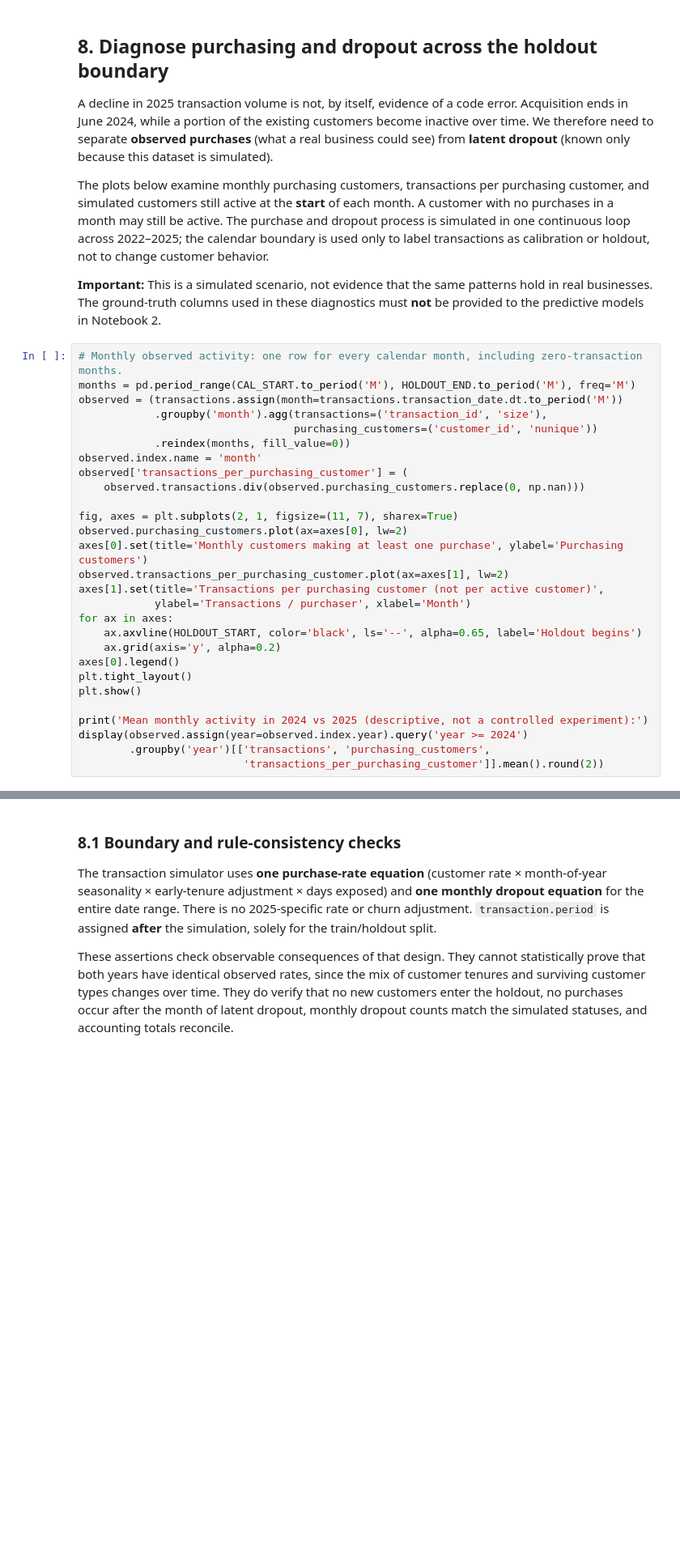
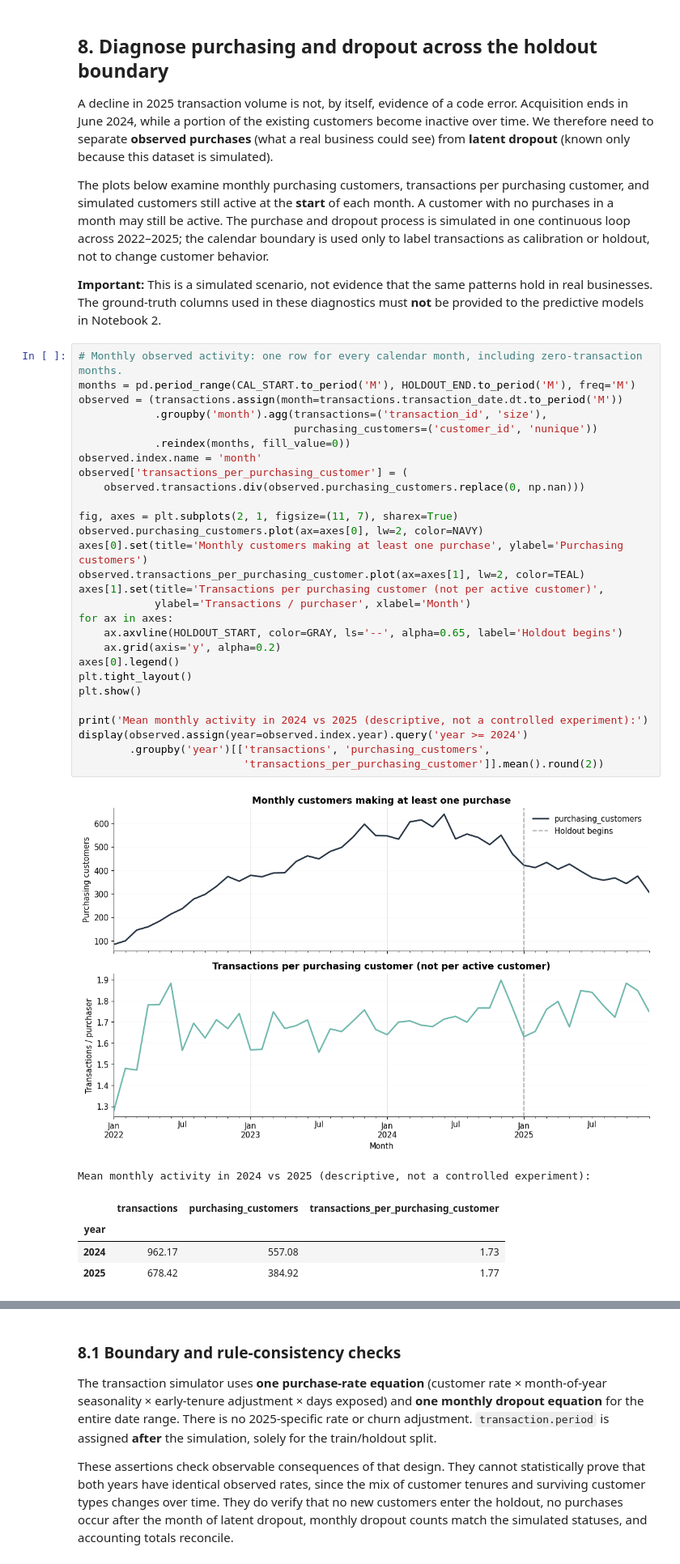
Before and after one commit to joedom99/predictive-clv-modeling, a Jupyter notebook: 01_generate_synthetic_clv_data.ipynb, the cells around one changed output, grey strips where cells are left out. Shown at 81% size. Saved outputs shown, nothing was run; the diff lists cells and outputs as text; blank space fills up the shorter version.

```diff
--- a/01_generate_synthetic_clv_data.ipynb
+++ b/01_generate_synthetic_clv_data.ipynb
@@ -318,31 +329,38 @@ The plots below examine monthly purchasing customers, transactions per purchasin
 # %%
 # Monthly observed activity: one row for every calendar month, including zero-transaction months.
 months = pd.period_range(CAL_START.to_period('M'), HOLDOUT_END.to_period('M'), freq='M')
 observed = (transactions.assign(month=transactions.transaction_date.dt.to_period('M'))
             .groupby('month').agg(transactions=('transaction_id', 'size'),
                                   purchasing_customers=('customer_id', 'nunique'))
             .reindex(months, fill_value=0))
 observed.index.name = 'month'
 observed['transactions_per_purchasing_customer'] = (
     observed.transactions.div(observed.purchasing_customers.replace(0, np.nan)))
 
 fig, axes = plt.subplots(2, 1, figsize=(11, 7), sharex=True)
-observed.purchasing_customers.plot(ax=axes[0], lw=2)
+observed.purchasing_customers.plot(ax=axes[0], lw=2, color=NAVY)
 axes[0].set(title='Monthly customers making at least one purchase', ylabel='Purchasing customers')
-observed.transactions_per_purchasing_customer.plot(ax=axes[1], lw=2)
+observed.transactions_per_purchasing_customer.plot(ax=axes[1], lw=2, color=TEAL)
 axes[1].set(title='Transactions per purchasing customer (not per active customer)',
             ylabel='Transactions / purchaser', xlabel='Month')
 for ax in axes:
-    ax.axvline(HOLDOUT_START, color='black', ls='--', alpha=0.65, label='Holdout begins')
+    ax.axvline(HOLDOUT_START, color=GRAY, ls='--', alpha=0.65, label='Holdout begins')
     ax.grid(axis='y', alpha=0.2)
 axes[0].legend()
 plt.tight_layout()
 plt.show()
 
 print('Mean monthly activity in 2024 vs 2025 (descriptive, not a controlled experiment):')
 display(observed.assign(year=observed.index.year).query('year >= 2024')
         .groupby('year')[['transactions', 'purchasing_customers',
                           'transactions_per_purchasing_customer']].mean().round(2))
+# %% [output]
+[figure, added]
+Mean monthly activity in 2024 vs 2025 (descriptive, not a controlled experiment):
+|  | transactions | purchasing_customers | transactions_per_purchasing_customer |
+| year |  |  |  |
+| 2024 | 962.17 | 557.08 | 1.73 |
+| 2025 | 678.42 | 384.92 | 1.77 |
 # %%
 # The *latent* active population is known from the simulator, not from transaction records.
 # A customer is at risk at the start of month m if acquired by that month and not
```
Also changed, not shown: parts of 17 cells of this notebook, 1 other file.
